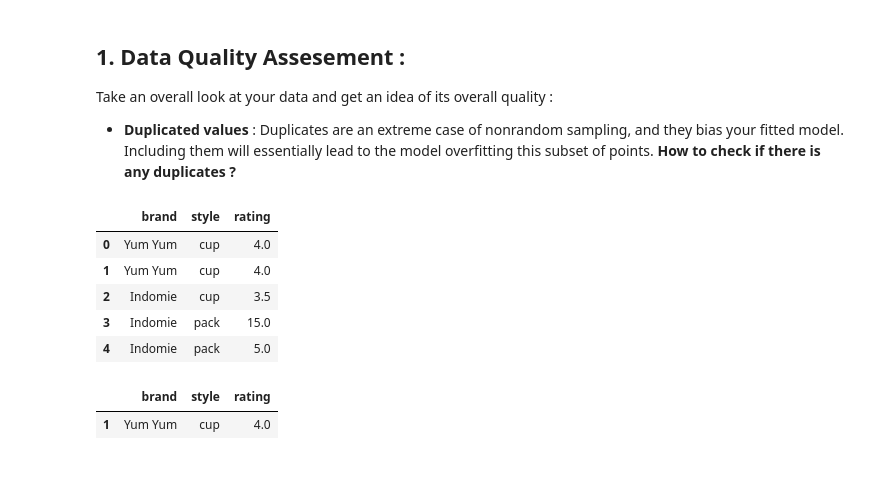
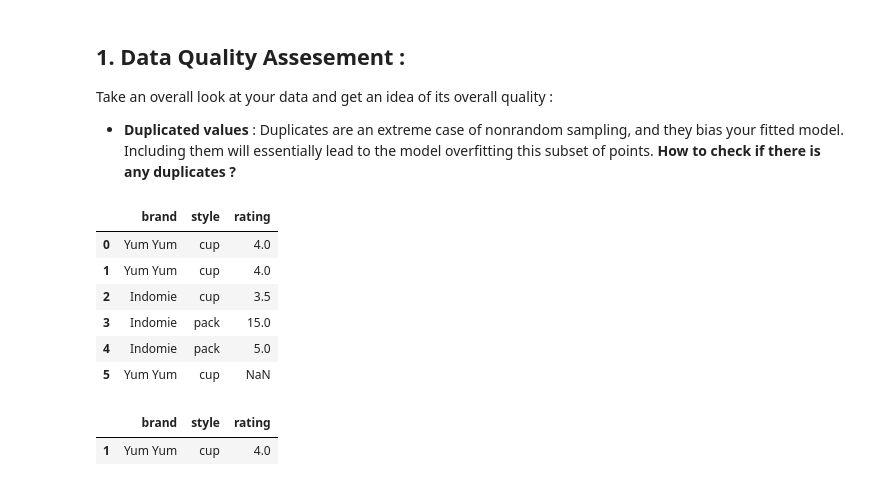
Before and after one commit to OusamaBahri/AITutor, a Jupyter notebook: 01_Data_Preprocessing/Data_preprocessing.ipynb, the cells around one changed output. Cells and saved outputs as stored; diff of their text form; code cells hidden in the pictures.

```diff
--- a/01_Data_Preprocessing/Data_preprocessing.ipynb
+++ b/01_Data_Preprocessing/Data_preprocessing.ipynb
@@ -95,25 +95,26 @@ Take an overall look at your data and get an idea of its overall quality :
 
    * **Duplicated values** : Duplicates are an extreme case of nonrandom sampling, and they bias your fitted model. Including them will essentially lead to the model overfitting this subset of points. **How to check if there is any duplicates ?**
 # %%
-#pandas.DataFrame.duplicated
 #Example
 
 import pandas as pd
+import numpy as np
 
 data = pd.DataFrame({
-    'brand': ['Yum Yum', 'Yum Yum', 'Indomie', 'Indomie', 'Indomie'],
-    'style': ['cup', 'cup', 'cup', 'pack', 'pack'],
-    'rating': [4, 4, 3.5, 15, 5]
+    'brand': ['Yum Yum', 'Yum Yum', 'Indomie', 'Indomie', 'Indomie' , 'Yum Yum'],
+    'style': ['cup', 'cup', 'cup', 'pack', 'pack', 'cup'],
+    'rating': [4, 4, 3.5, 15, 5 , np.nan]
 })
 
 data
 # %% [output]
 |  | brand | style | rating |
 | 0 | Yum Yum | cup | 4.0 |
 | 1 | Yum Yum | cup | 4.0 |
 | 2 | Indomie | cup | 3.5 |
 | 3 | Indomie | pack | 15.0 |
 | 4 | Indomie | pack | 5.0 |
+| 5 | Yum Yum | cup | NaN |
 # %%
 data[data.duplicated()]
 # %% [output]
```
Also changed, not shown: parts of 7 cells of this notebook.
